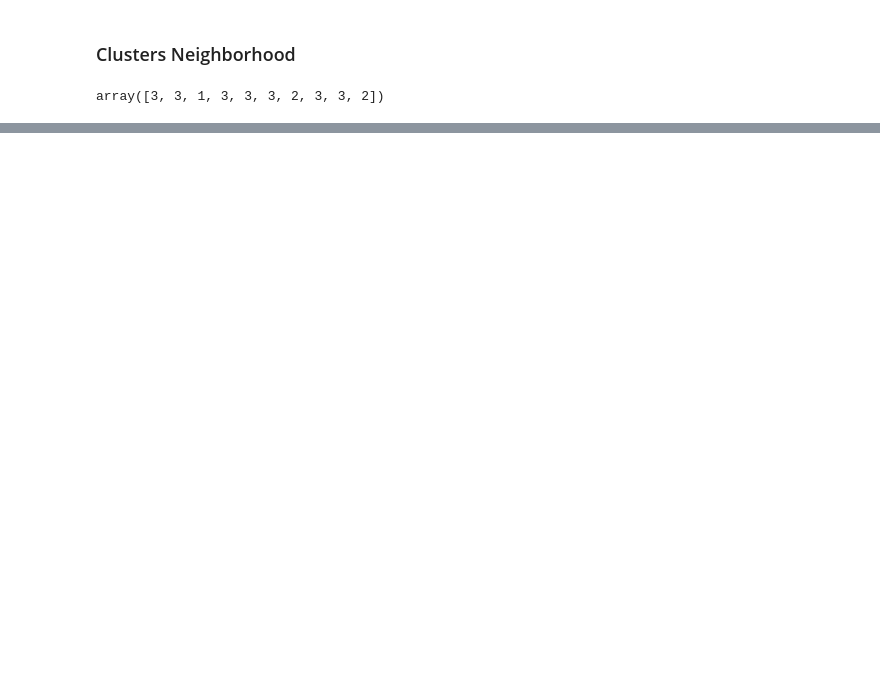
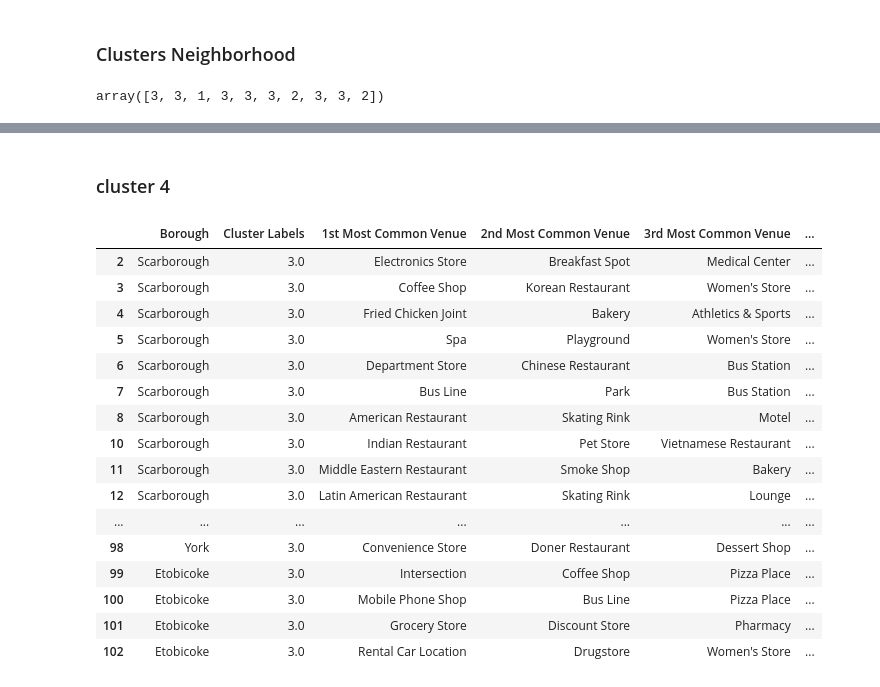
Before and after one commit to nymeowmeow/Coursera_Capstone, a Jupyter notebook: clustering.ipynb, the cells around one changed output, grey strips where cells are left out. Saved outputs shown, nothing was run; the diff lists cells and outputs as text; code cells hidden in the pictures; blank space fills up the shorter version.

Commit message:
update clustering

```diff
--- a/clustering.ipynb
+++ b/clustering.ipynb
@@ -610,0 +658,22 @@ map_clusters
+# %% [markdown]
+### cluster 4
+# %%
+toronto_merged.loc[toronto_merged['Cluster Labels'] == 3, toronto_merged.columns[[1] + list(range(5, toronto_merged.shape[1]))]]
+# %% [output]
+|  | Borough | Cluster Labels | 1st Most Common Venue | 2nd Most Common Venue | 3rd Most Common Venue | ... |
+| 2 | Scarborough | 3.0 | Electronics Store | Breakfast Spot | Medical Center | ... |
+| 3 | Scarborough | 3.0 | Coffee Shop | Korean Restaurant | Women's Store | ... |
+| 4 | Scarborough | 3.0 | Fried Chicken Joint | Bakery | Athletics & Sports | ... |
+| 5 | Scarborough | 3.0 | Spa | Playground | Women's Store | ... |
+| 6 | Scarborough | 3.0 | Department Store | Chinese Restaurant | Bus Station | ... |
+| 7 | Scarborough | 3.0 | Bus Line | Park | Bus Station | ... |
+| 8 | Scarborough | 3.0 | American Restaurant | Skating Rink | Motel | ... |
+| 10 | Scarborough | 3.0 | Indian Restaurant | Pet Store | Vietnamese Restaurant | ... |
+| 11 | Scarborough | 3.0 | Middle Eastern Restaurant | Smoke Shop | Bakery | ... |
+| 12 | Scarborough | 3.0 | Latin American Restaurant | Skating Rink | Lounge | ... |
+| ... | ... | ... | ... | ... | ... | ... |
+| 98 | York | 3.0 | Convenience Store | Doner Restaurant | Dessert Shop | ... |
+| 99 | Etobicoke | 3.0 | Intersection | Coffee Shop | Pizza Place | ... |
+| 100 | Etobicoke | 3.0 | Mobile Phone Shop | Bus Line | Pizza Place | ... |
+| 101 | Etobicoke | 3.0 | Grocery Store | Discount Store | Pharmacy | ... |
+| 102 | Etobicoke | 3.0 | Rental Car Location | Drugstore | Women's Store | ... |
```
Also changed, not shown: parts of 12 cells of this notebook.
